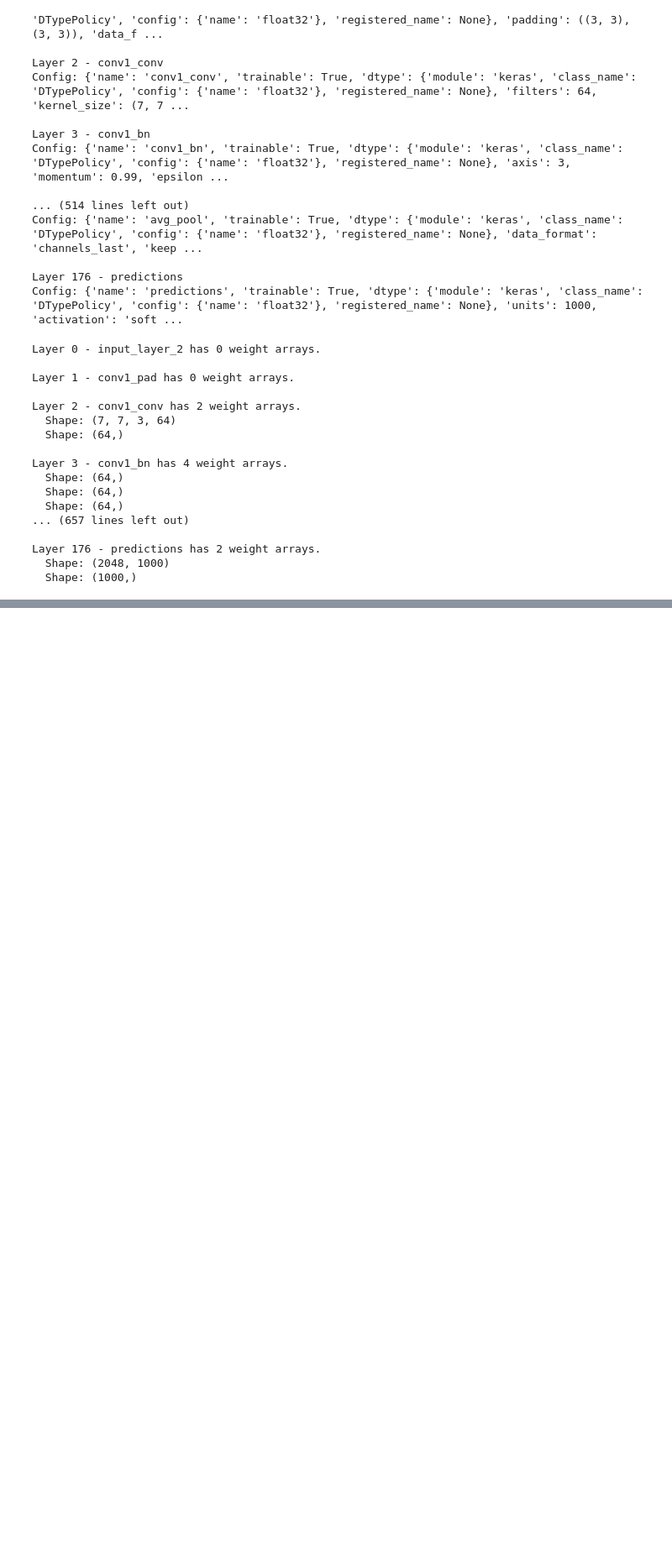
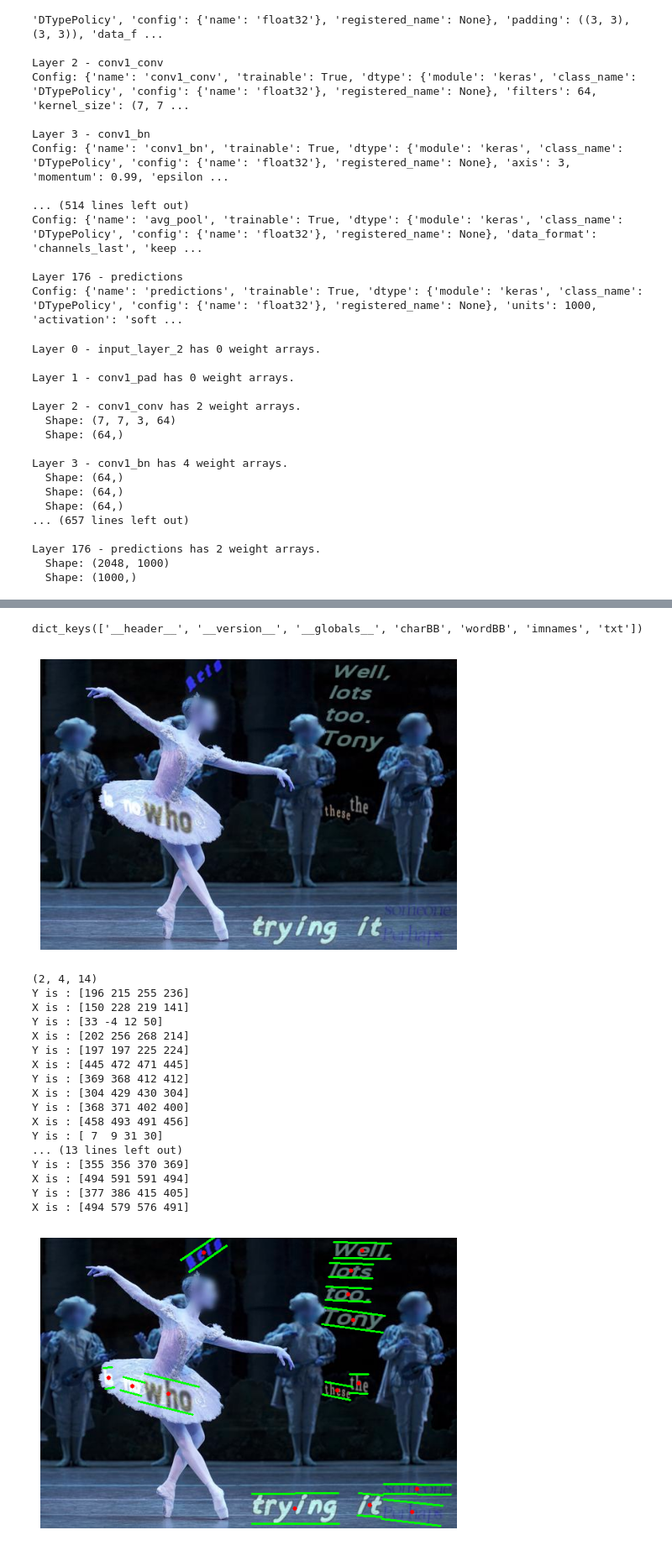
Before and after one commit to AliMoghtader/Implementation-of-OCR-system-on-extracting-information-from-Vietnamese-book-cover-images, a Jupyter notebook: SAST.ipynb, the cells around one changed output, grey strips where cells are left out. Shown at 84% size. Drawn from its saved outputs; the diff is of its cells as text; code cells hidden in the pictures; blank space fills up the shorter version.

Commit message:
Wrote a function to find TCO(Text Center Offset) and 'image_properties' function to draw tco and bounding boxes for visualizing...

```diff
--- a/SAST.ipynb
+++ b/SAST.ipynb
@@ -154,0 +171,18 @@ Layer 176 - predictions has 2 weight arrays.
+# %%
+import scipy.io
+import os
+
+mat_data = scipy.io.loadmat(os.getcwd()+"/SynthText/gt.mat")
+
+# Display the keys in the loaded dictionary
+print(mat_data.keys())
+# %% [output]
+dict_keys(['__header__', '__version__', '__globals__', 'charBB', 'wordBB', 'imnames', 'txt'])
+# %%
+charbb = mat_data["charBB"][0]
+wordbb = mat_data["wordBB"][0]
+imnames = mat_data["imnames"][0]
+txt = mat_data["txt"][0]
+# %%
+def get_tco(x,y):
+    return [np.mean(x),np.mean(y)]
@@ -154,0 +234,22 @@ Layer 176 - predictions has 2 weight arrays.
+# %%
+distances = image_properties(100,True)
+# %% [output]
+[figure, added]
+(2, 4, 14)
+Y is : [196 215 255 236]
+X is : [150 228 219 141]
+Y is : [33 -4 12 50]
+X is : [202 256 268 214]
+Y is : [197 197 225 224]
+X is : [445 472 471 445]
+Y is : [369 368 412 412]
+X is : [304 429 430 304]
+Y is : [368 371 402 400]
+X is : [458 493 491 456]
+Y is : [ 7  9 31 30]
+... (13 lines left out)
+Y is : [355 356 370 369]
+X is : [494 591 591 494]
+Y is : [377 386 415 405]
+X is : [494 579 576 491]
+[figure, added]
```
Also changed, not shown: parts of 9 cells of this notebook, 1 other file.
